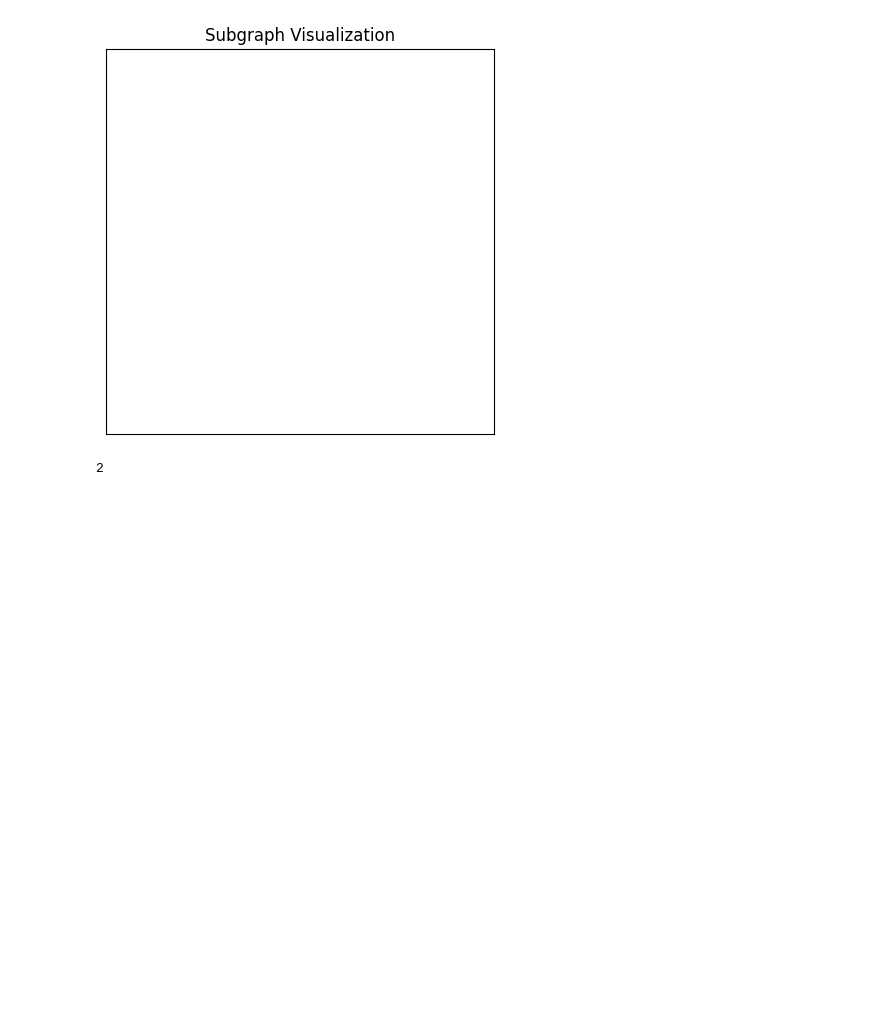
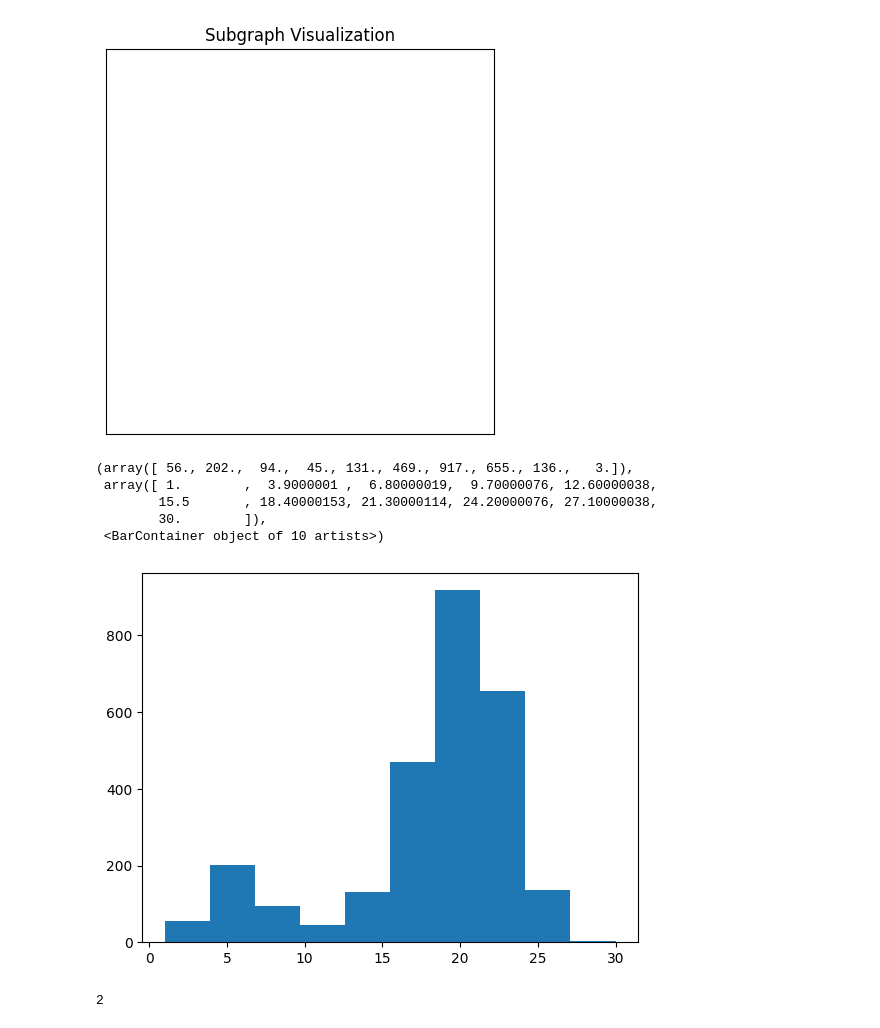
Before and after one commit to briandepasquale/CoSyNe_2025_GNN_tutorial, a Jupyter notebook: FlyWire_WIP.ipynb, the cells around one changed output. Drawn from its saved outputs; the diff is of its cells as text; code cells hidden in the pictures; blank space fills up the shorter version.

```diff
--- a/FlyWire_WIP.ipynb
+++ b/FlyWire_WIP.ipynb
@@ -566,12 +635,21 @@ plt.show()
 [figure]
 # %%
 #Cora dataset, to confirm code is working
-#from torch_geometric.datasets import Planetoid
-#dataset = Planetoid(root='data/Planetoid', name='Cora', transform=NormalizeFeatures())
-#graph = dataset[0]  # Get the first graph object.
-#num_features = graph.x.shape[1]
-#num_classes = len(np.unique(graph.y))
-#num_nodes = graph.x.shape[0]
+from torch_geometric.datasets import Planetoid
+dataset = Planetoid(root='data/Planetoid', name='Cora')#, transform=NormalizeFeatures())
+graph = dataset[0]  # Get the first graph object.
+num_features = graph.x.shape[1]
+num_classes = len(np.unique(graph.y))
+num_nodes = graph.x.shape[0]
+# %%
+plt.hist(torch.sum(graph.x, dim=1))
+# %% [output]
+(array([ 56., 202.,  94.,  45., 131., 469., 917., 655., 136.,   3.]),
+ array([ 1.        ,  3.9000001 ,  6.80000019,  9.70000076, 12.60000038,
+        15.5       , 18.40000153, 21.30000114, 24.20000076, 27.10000038,
+        30.        ]),
+ <BarContainer object of 10 artists>)
+[figure, added]
 # %%
 num_features
 # %% [output]
```
Also changed, not shown: parts of 23 cells of this notebook, 2 other files.
